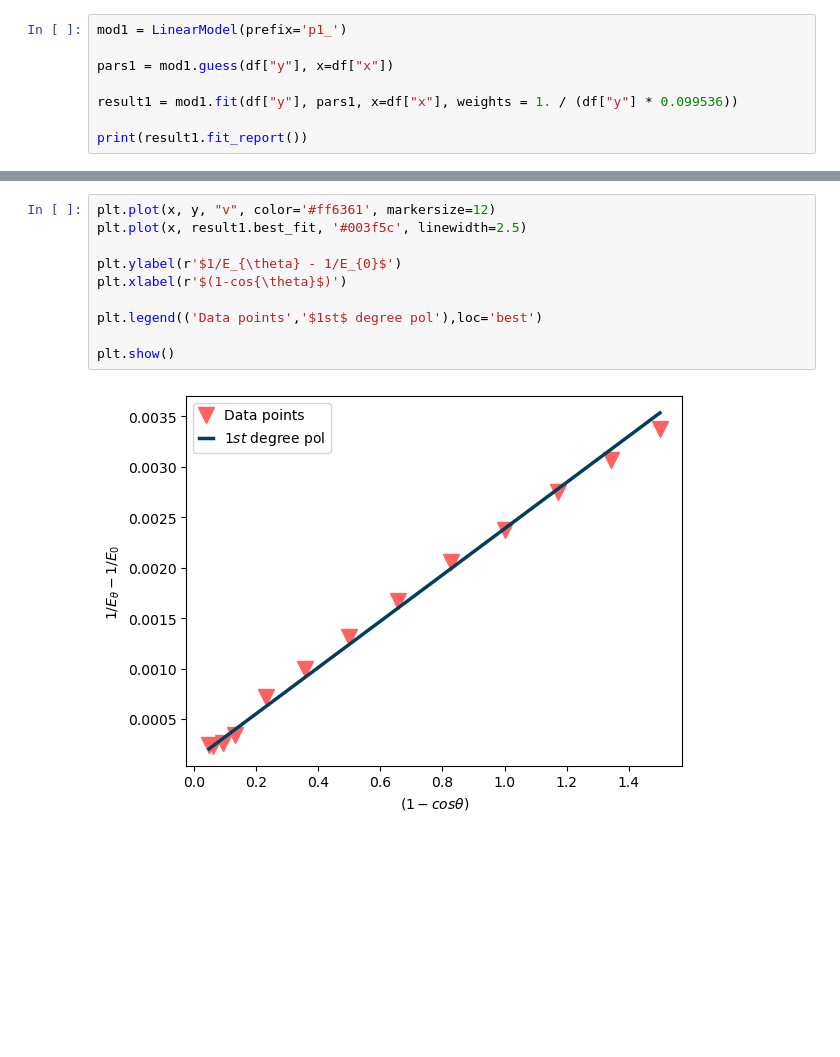
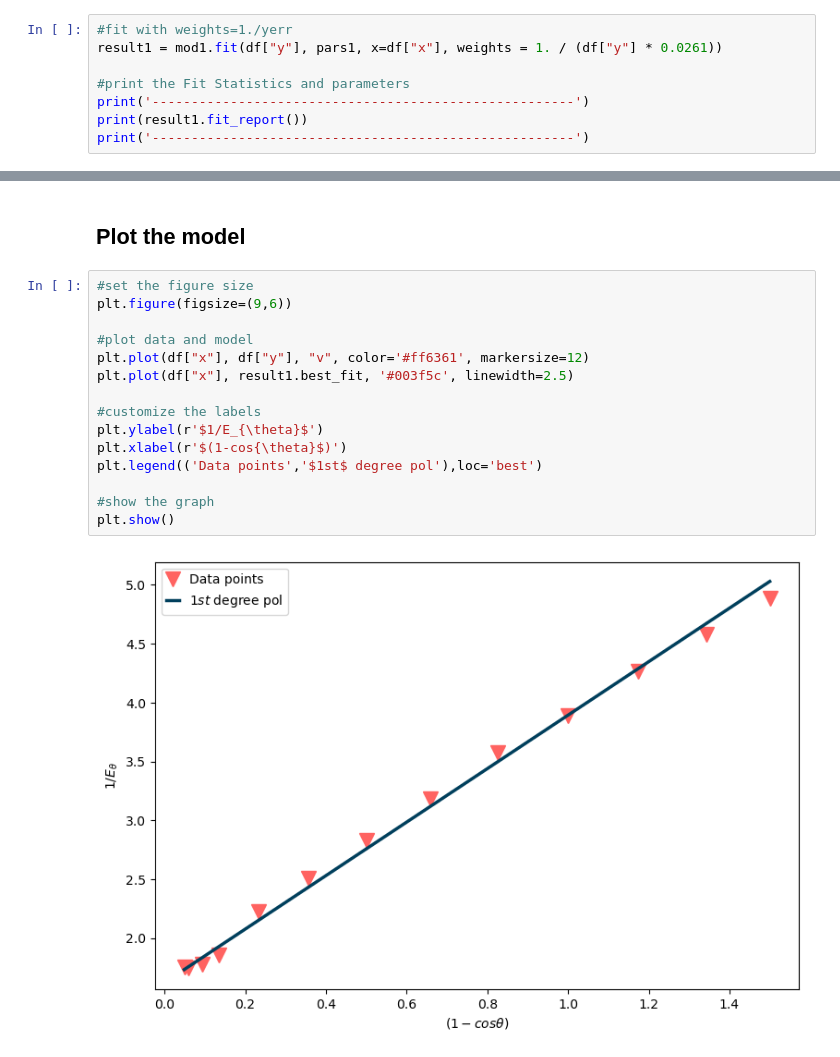
Before and after one commit to Al-1n/Compton, a Jupyter notebook: 1.9.Mass_of_the_electron.ipynb, the cells around one changed output, grey strips where cells are left out. Cells and saved outputs as stored; diff of their text form; blank space fills up the shorter version.

```diff
--- a/1.9.Mass_of_the_electron.ipynb
+++ b/1.9.Mass_of_the_electron.ipynb
@@ -24,9 +71,9 @@ df.head()
 # %%
-mod1 = LinearModel(prefix='p1_')
+#fit with weights=1./yerr
+result1 = mod1.fit(df["y"], pars1, x=df["x"], weights = 1. / (df["y"] * 0.0261))
 
-pars1 = mod1.guess(df["y"], x=df["x"])
-
-result1 = mod1.fit(df["y"], pars1, x=df["x"], weights = 1. / (df["y"] * 0.099536))
-
+#print the Fit Statistics and parameters
+print('------------------------------------------------------')
 print(result1.fit_report())
+print('------------------------------------------------------')
 # %% [output]
@@ -50,12 +99,19 @@ print(result1.fit_report())
+# %% [markdown]
+## Plot the model
 # %%
-plt.plot(x, y, "v", color='#ff6361', markersize=12)
-plt.plot(x, result1.best_fit, '#003f5c', linewidth=2.5)
+#set the figure size
+plt.figure(figsize=(9,6))
 
-plt.ylabel(r'$1/E_{\theta} - 1/E_{0}$')
+#plot data and model
+plt.plot(df["x"], df["y"], "v", color='#ff6361', markersize=12)
+plt.plot(df["x"], result1.best_fit, '#003f5c', linewidth=2.5)
+
+#customize the labels
+plt.ylabel(r'$1/E_{\theta}$')
 plt.xlabel(r'$(1-cos{\theta}$)')
-
 plt.legend(('Data points','$1st$ degree pol'),loc='best')
 
+#show the graph
 plt.show()
 # %% [output]
-[figure, old version]
+[figure, new version]
```
Also changed, not shown: parts of 17 cells of this notebook, 9 other files.
